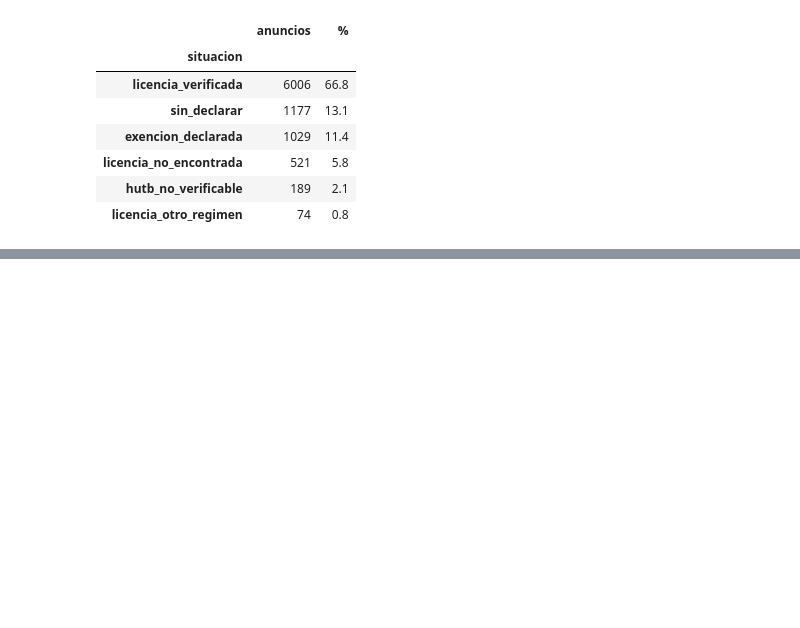
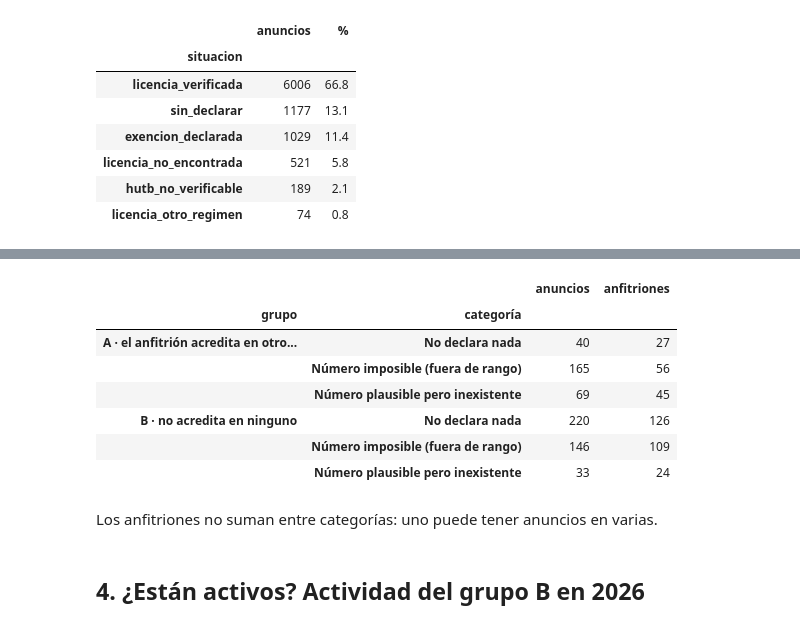
Before and after one commit to Ruthlessallen/Turismo-y-Barcelona, a Jupyter notebook: pipeline/notebooks/03_auditoria_licencias.ipynb, the cells around one changed output, grey strips where cells are left out. Saved outputs shown, nothing was run; the diff lists cells and outputs as text; code cells hidden in the pictures; blank space fills up the shorter version.

```diff
--- a/pipeline/notebooks/03_auditoria_licencias.ipynb
+++ b/pipeline/notebooks/03_auditoria_licencias.ipynb
@@ -22,8 +22,10 @@ pd.set_option('display.max_columns', None)
 d = pd.read_csv(RAIZ / 'data/processed/airbnb_situacion_licencia.csv')
 sujetos = d[d['sujeto_a_vut']]
 candidatos = d[d['candidato_sin_licencia']]
+caso_aparte = d[d['candidato_host_con_licencia']]
 
-print(f'Anuncios              : {len(d):,}')
-print(f'Sujetos al régimen VUT: {len(sujetos):,}')
-print(f'Candidatos            : {len(candidatos):,}')
+print(f'Anuncios               : {len(d):,}')
+print(f'Sujetos al régimen VUT : {len(sujetos):,}')
+print(f'Candidatos             : {len(candidatos):,}  ({candidatos["host_id"].nunique()} anfitriones)')
+print(f'Caso aparte            : {len(caso_aparte):,}  ({caso_aparte["host_id"].nunique()} anfitriones)')
 # %% [output]
@@ -207,0 +131,30 @@ Ejemplos de números declarados:
+# %%
+def desglosar(sub, nombre):
+    filas = {
+        'No declara nada': sub['situacion'] == 'sin_declarar',
+        'Número imposible (fuera de rango)': sub['fuera_de_rango'] == True,  # noqa: E712
+        'Número plausible pero inexistente': (sub['situacion'] == 'licencia_no_encontrada')
+                                             & (sub['fuera_de_rango'] != True),  # noqa: E712
+    }
+    return pd.DataFrame(
+        [{'grupo': nombre, 'categoría': k, 'anuncios': int(m.sum()),
+          'anfitriones': sub.loc[m, 'host_id'].nunique()} for k, m in filas.items()])
+
+
+pd.concat([
+    desglosar(caso_aparte, 'A · el anfitrión acredita en otro anuncio'),
+    desglosar(candidatos, 'B · no acredita en ninguno'),
+]).set_index(['grupo', 'categoría'])
+# %% [output]
+|  |  | anuncios | anfitriones |
+| grupo | categoría |  |  |
+| A · el anfitrión acredita en otro... | No declara nada | 40 | 27 |
+|  | Número imposible (fuera de rango) | 165 | 56 |
+|  | Número plausible pero inexistente | 69 | 45 |
+| B · no acredita en ninguno | No declara nada | 220 | 126 |
+|  | Número imposible (fuera de rango) | 146 | 109 |
+|  | Número plausible pero inexistente | 33 | 24 |
+# %% [markdown]
+Los anfitriones no suman entre categorías: uno puede tener anuncios en varias.
+# %% [markdown]
+## 4. ¿Están activos? Actividad del grupo B en 2026
```
Also changed, not shown: parts of 32 cells of this notebook, 6 other files.
